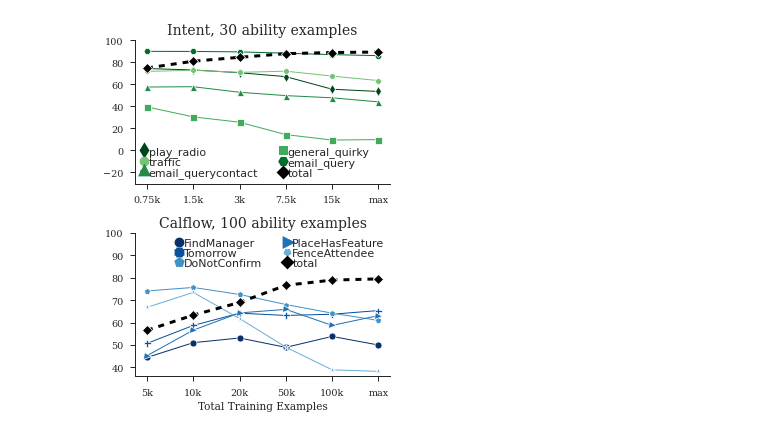
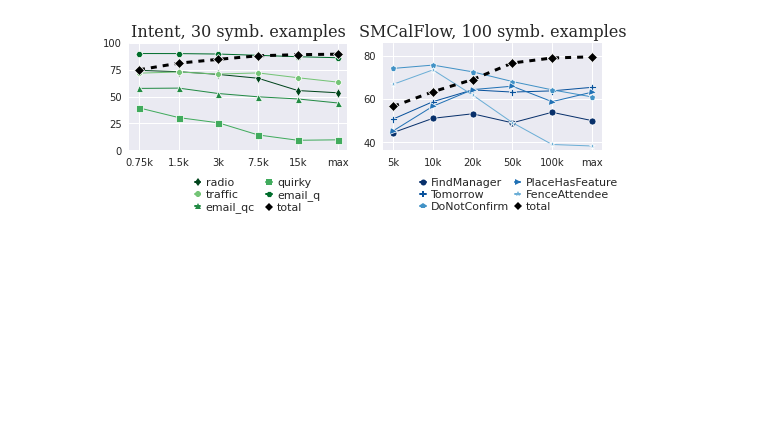
Before and after one commit to esteng/calibration_miso, a Jupyter notebook: analysis/paper_plots.ipynb, the cells around one changed output. Saved outputs shown, nothing was run; the diff lists cells and outputs as text; code cells hidden in the pictures; blank space fills up the shorter version.

```diff
--- a/analysis/paper_plots.ipynb
+++ b/analysis/paper_plots.ipynb
@@ -52,6 +43,7 @@ def plot_calflow(datas,
                 use_coarse=False,
                 ymin = None,
                 ymax=None,
+                axis_title=False,
                 show_legend=False,
                 legend_kws={}):
 
@@ -72,8 +64,6 @@ def plot_calflow(datas,
 
     if ax is None:
         fig, ax = plt.subplots()
-
-    sns.set_theme(font_scale = 1.1, style="ticks", context = "paper")
 
     no_total_data = big_data[big_data['variable'] != "total"]
     total_data = big_data[big_data['variable'] == "total"]
@@ -104,7 +94,6 @@ def plot_calflow(datas,
                 ax=ax,
                 palette=color_mapping)
     sns.despine(ax=ax, top=True, right=True, left=False, bottom=False)
-    sns.set_theme(font_scale = 1.1, style="ticks", context = "paper")
 
     if fixed_axis:
         ax.ylim(20, 100)
@@ -114,9 +103,12 @@ def plot_calflow(datas,
         ax.set_ylim(top=ymax)
 
     ax.set_xticklabels(['5k', '10k', '20k', '50k', '100k', 'max'])
-    ax.set_title(title, fontsize=14)
+    ax.set_title(title, fontsize=title_font_size, fontfamily="DejaVu Serif")
     ax.set_ylabel("")
-    ax.set_xlabel("Total Training Examples")
+    if axis_title:
+        ax.set_xlabel("Total Training Examples")
+    else:
+        ax.set_xlabel("")
 
     if show_legend:
         ax.legend(**legend_kws)
@@ -156,7 +148,7 @@ def get_data_from_dir(root_data_dir, fxn, seeds):
 
     return all_data
 
-name_mapping = {"50": "play_radio", "66": "traffic", "15": "email_query", "16": "email_querycontact", "27": "general_quirky"}
+name_mapping = {"50": "radio", "66": "traffic", "15": "email_q", "16": "email_qc", "27": "quirky"}
 def plot_intent(data_dirs,
                 seeds = [12, 31, 64],
                 title=None,
@@ -195,8 +187,6 @@ def plot_intent(data_dirs,
     # custom_palette = sns.color_palette(custom_palette)
     # print(custom_palette)
 
-    sns.set_theme(font_scale = 1.1, style="ticks", context = "paper")
-
     no_total_data = big_data[big_data['variable'] != "total"]
     total_data = big_data[big_data['variable'] == "total"]
 
@@ -227,7 +217,6 @@ def plot_intent(data_dirs,
                 palette=color_mapping)
 
     sns.despine(ax=ax, top=True, right=True, left=False, bottom=False)
-    sns.set_theme(font_scale = 1.1, style="ticks", context = "paper")
 
     if ymin is not None:
         ax.set_ylim(bottom=ymin)
@@ -235,7 +224,7 @@ def plot_intent(data_dirs,
         ax.set_ylim(top=ymax)
 
     ax.set_xticklabels(['0.75k', '1.5k', '3k', '7.5k', '15k', 'max'])
-    ax.set_title(title, fontsize=14)
+    ax.set_title(title, fontsize=title_font_size, fontfamily="DejaVu Serif")
     ax.set_ylabel("")
 
     if axis_title is not None:
@@ -254,8 +243,8 @@ def plot_intent(data_dirs,
 # %%
 # Figure 1: showing decreasing accuracy for both intent and calflow
 from matplotlib.legend_handler import HandlerLine2D
-
-plt.rcParams.update({'font.size': 24, 'lines.markeredgewidth': 5, 'font.family': "DejaVu Serif"})
+import matplotlib
+# plt.rcParams.update({'font.size': 12, 'lines.markeredgewidth': 5, 'font.family': "DejaVu Serif"})
 
 
 def update(handle, orig):
@@ -264,43 +253,54 @@ def update(handle, orig):
 
 handler_map={plt.Line2D : HandlerLine2D(update_func=update)}
 
-fig, ax = plt.subplots(2, 1, sharex=False, sharey=False, figsize = (4.3, 5.7))
+fig, ax = plt.subplots(1, 2, sharex=False, sharey=False, figsize = (7.5, 3.2))
+
+legend_kws_intent = dict(ncol=2, fontsize=11, borderpad=0.0, labelspacing=0.2, columnspacing=1.0, handlelength=0.5,
+                bbox_to_anchor=(0.9, -0.20), loc=1, handletextpad=0.5, handler_map=handler_map)
+
+legend_kws_calflow = dict(ncol=2, fontsize=11, borderpad=0.0, labelspacing=0.2, columnspacing=0.5, handlelength=0.5,
+                bbox_to_anchor=(1.1, -0.20), loc=1, handletextpad=0.5, handler_map=handler_map)
+
+matplotlib.rcParams.update({'font.size': 16})
+
+sns.set(context='paper')
+sns.set(font_scale = 1.08)
+sns.set_style(style='ticks')
 
 plot_intent([(50, "/brtx/603-nvme1/estengel/intent_fixed_test/intent/"),
              (66, "/brtx/603-nvme1/estengel/intent_fixed_test/intent/"),
              (16, "/brtx/603-nvme1/estengel/intent_fixed_test/intent/"),
              (27, "/brtx/603-nvme1/estengel/intent_fixed_test/intent/"),
              (15, "/brtx/603-nvme1/estengel/intent_fixed_test/intent/")], [12, 31, 64],
-              title = f"Intent, 30 ability examples", fxn_split=30, ax=ax[0],
+              title = f"Intent, 30 symb. examples", fxn_split=30, ax=ax[0],
               show_legend=True,
               axis_title=None,
               ymax=100,
-              ymin=-30,
-              legend_kws=dict(ncol=2, fontsize=11, borderpad=0.0, labelspacing=0.0, handlelength=0.5,
-                              handletextpad=0.2, handler_map=handler_map))
+              ymin=0,
+              legend_kws=legend_kws_intent
+)
 
 fm_data = pd.read_csv("~/papers/incremental_function_learning/results/FindManager_transformer_test.csv", index_col=0)
 tomorrow_data = pd.read_csv("~/papers/incremental_function_learning/results/Tomorrow_transformer_test.csv", index_col=0)
 donotconfirm_data = pd.read_csv("~/papers/incremental_function_learning/results/DoNotConfirm_transformer_full_test.csv", index_col=0)
 placehasfeature_data = pd.read_csv("~/papers/incremental_function_learning/results/PlaceHasFeature_transformer_test.csv", index_col=0)
 fenceattendee_data = pd.read_csv("~/papers/incremental_function_learning/results/FenceAttendee_transformer_test.csv", index_col=0)
 
 datas = [("FindManager", fm_data), ("Tomorrow", tomorrow_data), ("DoNotConfirm", donotconfirm_data), ("PlaceHasFeature", placehasfeature_data), ("FenceAttendee", fenceattendee_data)]
 plot_calflow(datas,
-            title = "Calflow, 100 ability examples",
+            title = "SMCalFlow, 100 symb. examples",
             prefix="test",
             ax=ax[1],
             use_coarse=False,
             use_total=False,
+            axis_title=None,
             ymin=None,
-            ymax=100,
+            ymax=86,
             show_legend=True,
-            legend_kws=dict(ncol=2, fontsize=11, borderpad=0.0, labelspacing=0.0, handlelength=0.5,
-                              handletextpad=0.2, handler_map=handler_map)
+            legend_kws=legend_kws_calflow
             )
 
 plt.tight_layout()
-
-plt.savefig("/home/estengel/papers/incremental_function_learning/figures/for_paper/fig1_intent_and_calflow.pdf")
+plt.savefig("/home/estengel/papers/incremental_function_learning/figures/for_paper/fig1_intent_and_calflow.pdf", bbox_inches='tight')
 # %% [output]
-[figure, old version]
+[figure, new version]
```
Also changed, not shown: parts of 8 cells of this notebook, 5 other files.
